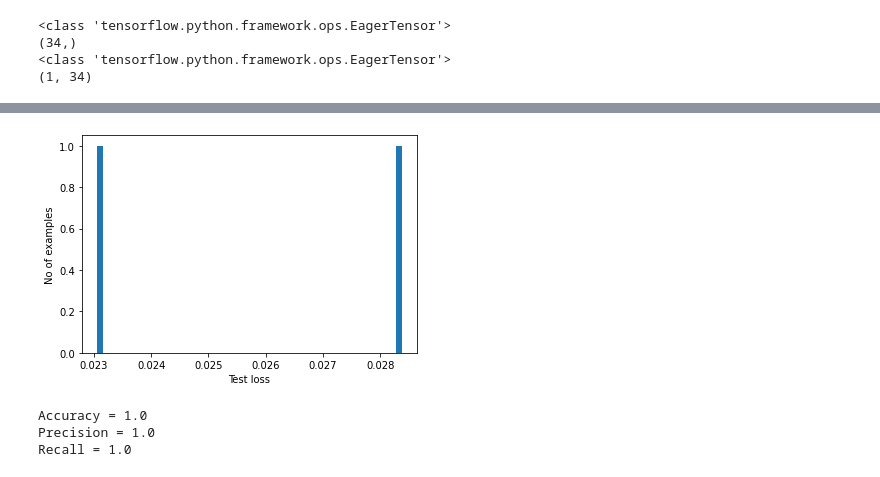
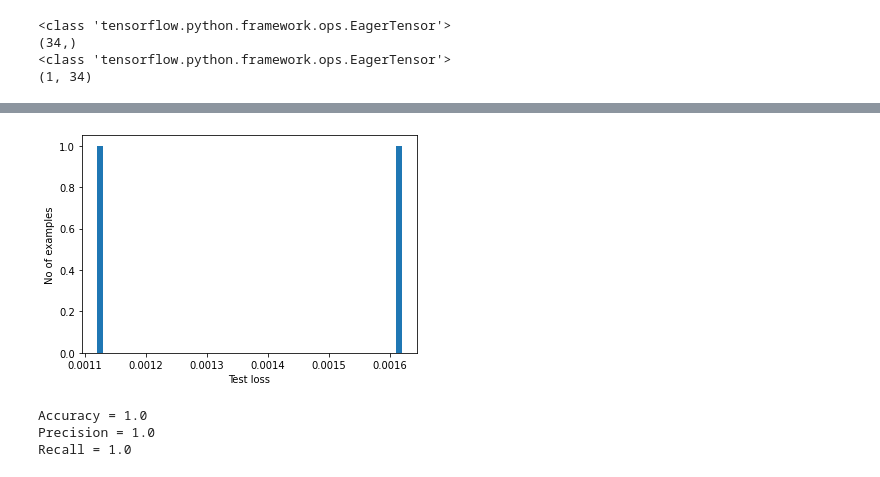
Before and after one commit to astroeye/autoencoder, a Jupyter notebook: 02_autoencoder/autoencoder_dw03_1d.ipynb, the cells around one changed output, grey strips where cells are left out. Cells and saved outputs as stored; diff of their text form; code cells hidden in the pictures.

```diff
--- a/02_autoencoder/autoencoder_dw03_1d.ipynb
+++ b/02_autoencoder/autoencoder_dw03_1d.ipynb
@@ -750,7 +750,7 @@ class AnomalyDetector(Model):
 
 autoencoder = AnomalyDetector()
 
-autoencoder.compile(optimizer='adam', loss='mae')
+autoencoder.compile(optimizer='adam', loss='mse')
 # %%
 # autoencoder는 일반 ECG만 사용하여 훈련되지만, 전체 테스트세트를 사용하여 평가됩니다.
 history = autoencoder.fit(normal_train_data, normal_train_data,
@@ -861,15 +882,15 @@ Threshold:  0.022539275
 # %%
 # 테스트 세트에서 비정상적인 예제에 대한 재구성 오류를 조사하면 대부분 임계값보다 더 큰 재구성 오류가 있음을 알 수 있습니다.
 #  임계값을 변경하여 분류자의 정밀도와 재현율을 조정할 수 있습니다.
 reconstructions = autoencoder.predict(normal_test_nok)
-test_loss = tf.keras.losses.mae(reconstructions, normal_test_nok)
+test_loss = tf.keras.losses.mse(reconstructions, normal_test_nok)
 
 plt.hist(test_loss[None, :], bins=50)
 plt.xlabel("Test loss")
 plt.ylabel("No of examples")
 plt.show()
 # %% [output]
-[figure, old version]
+[figure, new version]
 # %%
 # 재구성 오류가 임계값보다 큰 경우 ECG를 이상으로 분류합니다.
 def predict(model, data, threshold):
```
Also changed, not shown: parts of 12 cells of this notebook, 5 other files.
